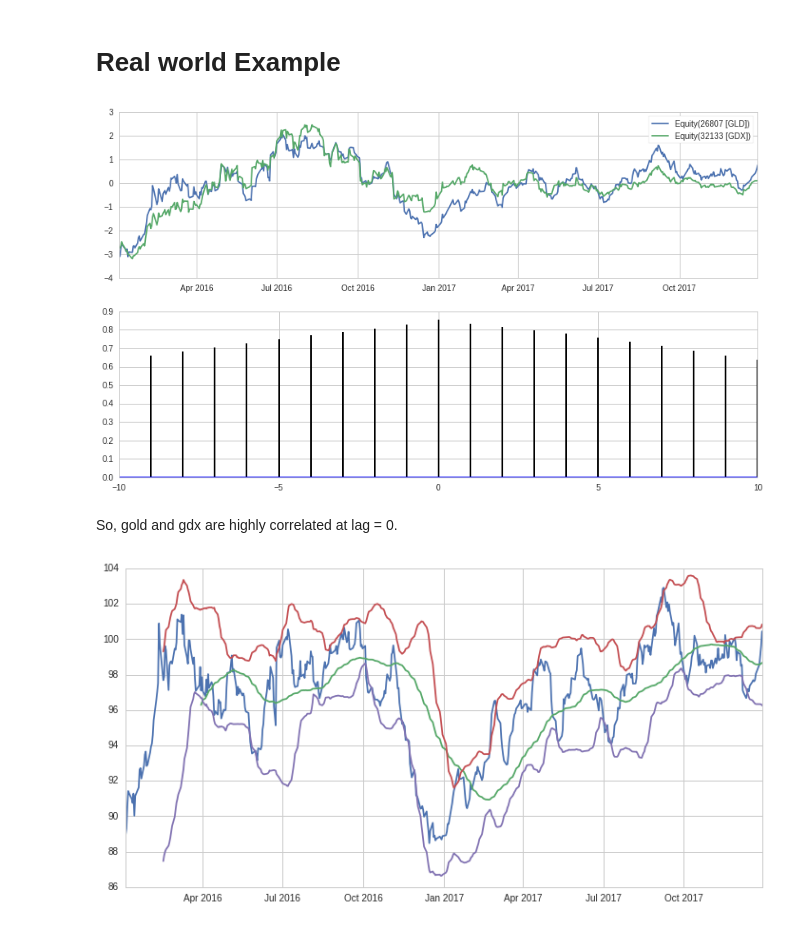
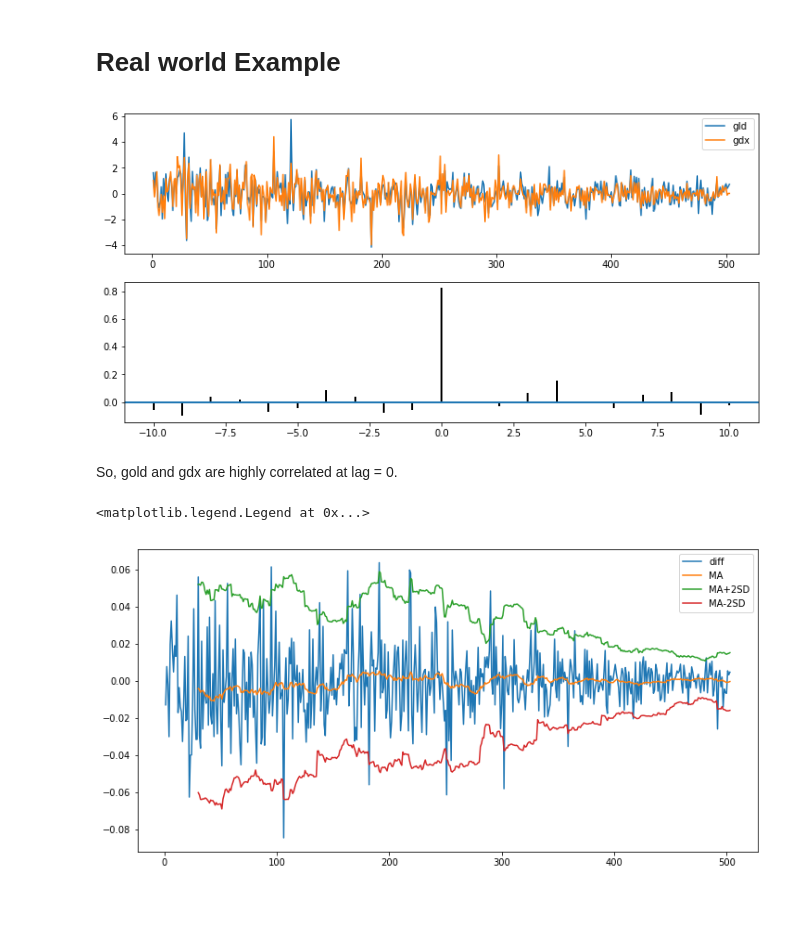
Before and after one commit to ryanwcyin/StatNotebook, a Jupyter notebook: SpearmanRankCorrelationAndCorrelation.ipynb, the cells around one changed output. Drawn from its saved outputs; the diff is of its cells as text; code cells hidden in the pictures.

Commit message:
updated the real world example and using the crawler for getting the data

```diff
--- a/SpearmanRankCorrelationAndCorrelation.ipynb
+++ b/SpearmanRankCorrelationAndCorrelation.ipynb
@@ -267,25 +267,32 @@ axarr[1].xcorr(ar4,ar4_shift, usevlines=True, normed=True, lw=2)
 # %% [markdown]
 # Real world Example
 # %%
+from StockCrawler.StockCrawler import load_yahoo_quote
+# StockCrawler repo: https://github.com/ryanwcyin/StockCrawler.git
+START_DATE = '20160101'
+END_DATE = '20180101'
+gld_df = load_yahoo_quote('gld',START_DATE,END_DATE)
+gdx_df = load_yahoo_quote('gdx',START_DATE,END_DATE)
 # Following code work only on quantopian
-assets = [symbols('gld'),symbols('gdx')] # gold & gold miner
-prices = get_pricing(assets,'01/01/2016','01/01/2018', fields='price') # get the prices
+# assets = [symbols('gld'),symbols('gdx')] # gold & gold miner
+# prices = get_pricing(assets,'01/01/2016','01/01/2018', fields='price') # get the prices
+# prices
+# %%
+gld = gld_df['Close'].pct_change().dropna()
+gdx = gdx_df['Close'].pct_change().dropna()
 # %%
-gld = prices.iloc[:,0]
-gdx = prices.iloc[:,1]
-
 norm_gld = (gld - np.nanmean(gld))/np.nanstd(gld)
 norm_gdx = (gdx - np.nanmean(gdx))/np.nanstd(gdx)
-fig = plt.figure()
+fig = plt.figure(figsize=(12,6))
 ax1 = fig.add_subplot(211)
-ax1.plot(norm_gld)
-ax1.plot(norm_gdx)
+ax1.plot(norm_gld, label='gld')
+ax1.plot(norm_gdx, label='gdx')
 ax1.legend()
 
 ax2 = fig.add_subplot(212)
 xcorrelate = ax2.xcorr(norm_gld, norm_gdx , usevlines=True, normed=True, lw=2)
 # %% [output]
-[figure, old version]
+[figure, new version]
 # %% [markdown]
 So, gold and gdx are highly correlated at lag = 0.
 # %%
@@ -295,10 +302,11 @@ std30 = diff.rolling(30).std()
 upper = MA30 + 2*std30
 lower = MA30 - 2*std30
 plt.figure(figsize=(12,6))
-plt.plot(diff)
-plt.plot(MA60)
-plt.plot(upper)
-plt.plot(lower)
+plt.plot(diff ,label='diff')
+plt.plot(MA30,label='MA')
+plt.plot(upper ,label='MA+2SD')
+plt.plot(lower ,label='MA-2SD')
 plt.legend()
 # %% [output]
+<matplotlib.legend.Legend at 0x...>
-[figure, old version]
+[figure, new version]
```
